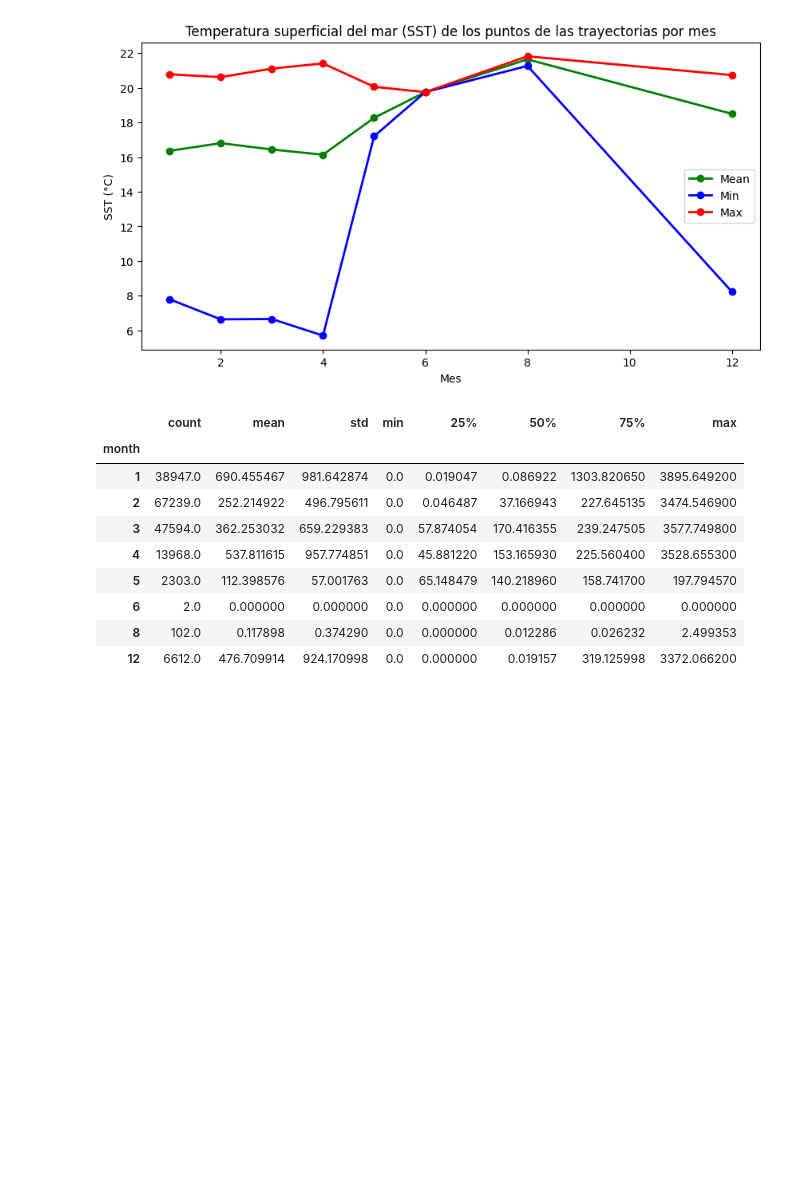
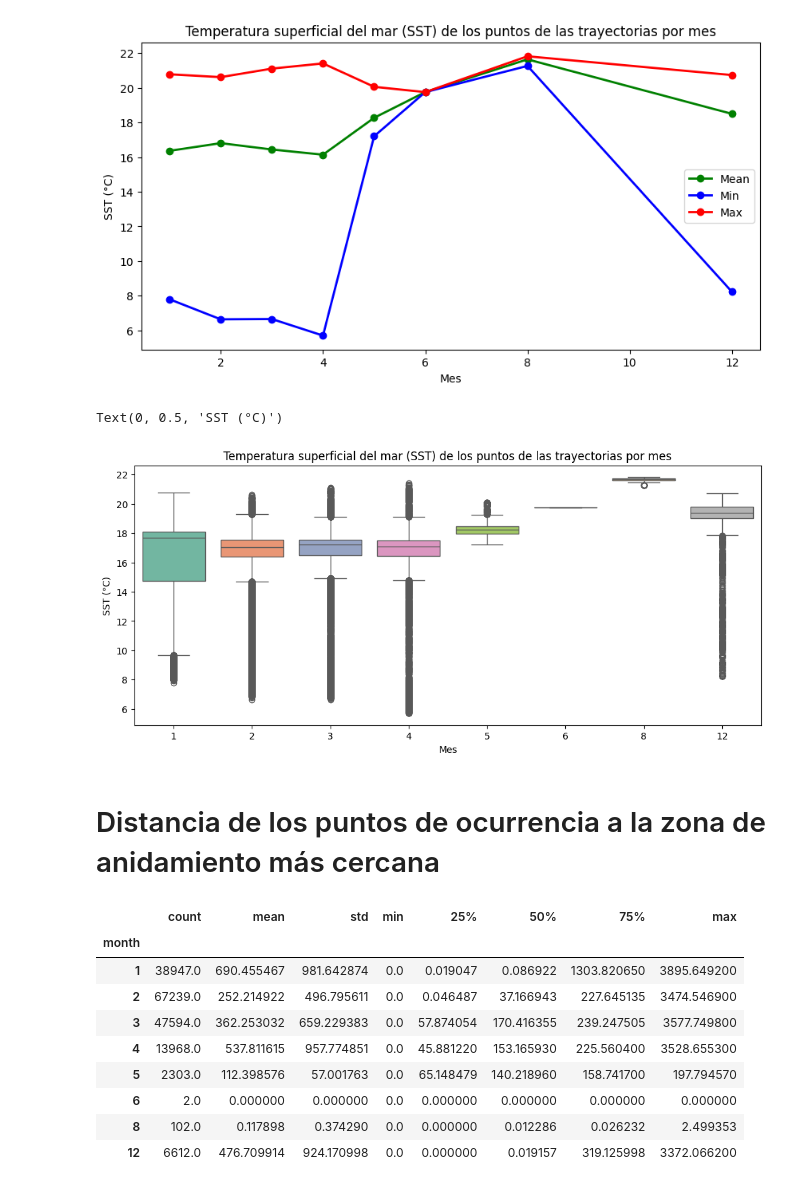
Before and after one commit to MaritzaB/niche_modelling, a Jupyter notebook: src/notebooks/MD01_AnaMaritzaBello_T02_AnalisisEstadisticoDatos.ipynb, the cells around one changed output. Cells and saved outputs as stored; diff of their text form; code cells hidden in the pictures; blank space fills up the shorter version.

```diff
--- a/src/notebooks/eda_albatross.ipynb
+++ b/src/notebooks/MD01_AnaMaritzaBello_T02_AnalisisEstadisticoDatos.ipynb
@@ -107,6 +148,19 @@ plt.ylabel("SST (°C)")
 # %% [output]
 Text(0, 0.5, 'SST (°C)')
 [figure]
+# %%
+# Boxplots for SST by month
+
+plt.figure(figsize=(12, 5))
+plt.title("Temperatura superficial del mar (SST) de los puntos de las trayectorias por mes")
+sns.boxplot(data=trajectories, x="month", y="sst", palette="Set2")
+plt.xlabel("Mes")
+plt.ylabel("SST (°C)")
+# %% [output]
+Text(0, 0.5, 'SST (°C)')
+[figure, added]
+# %% [markdown]
+# Distancia de los puntos de ocurrencia a la zona de anidamiento más cercana
 # %%
 distance_eda = trajectories["spheroid_dist_to_colony"].groupby(trajectories["month"])
 distance_eda.describe()
```
Also changed, not shown: parts of 10 cells of this notebook, 3 other files.
